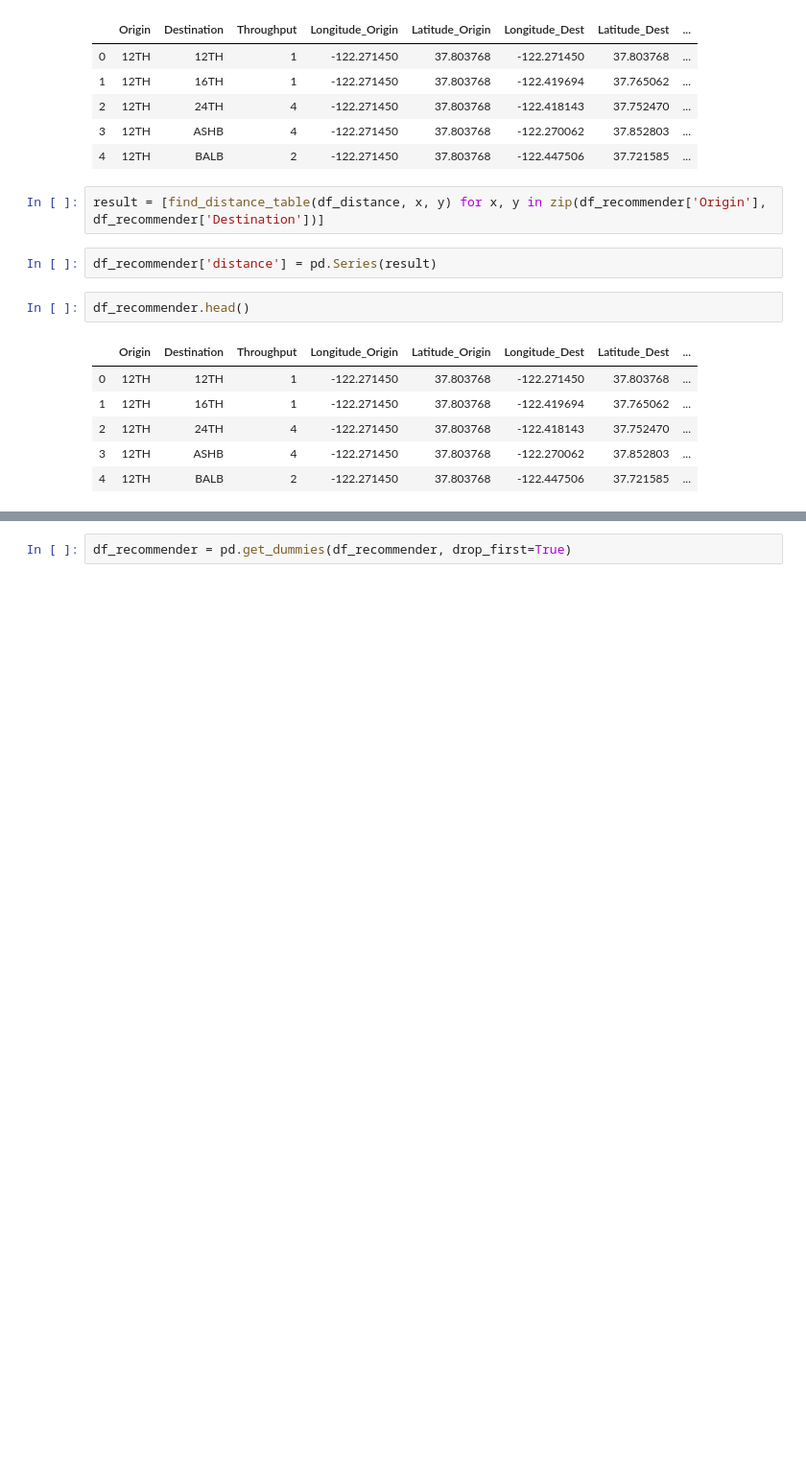
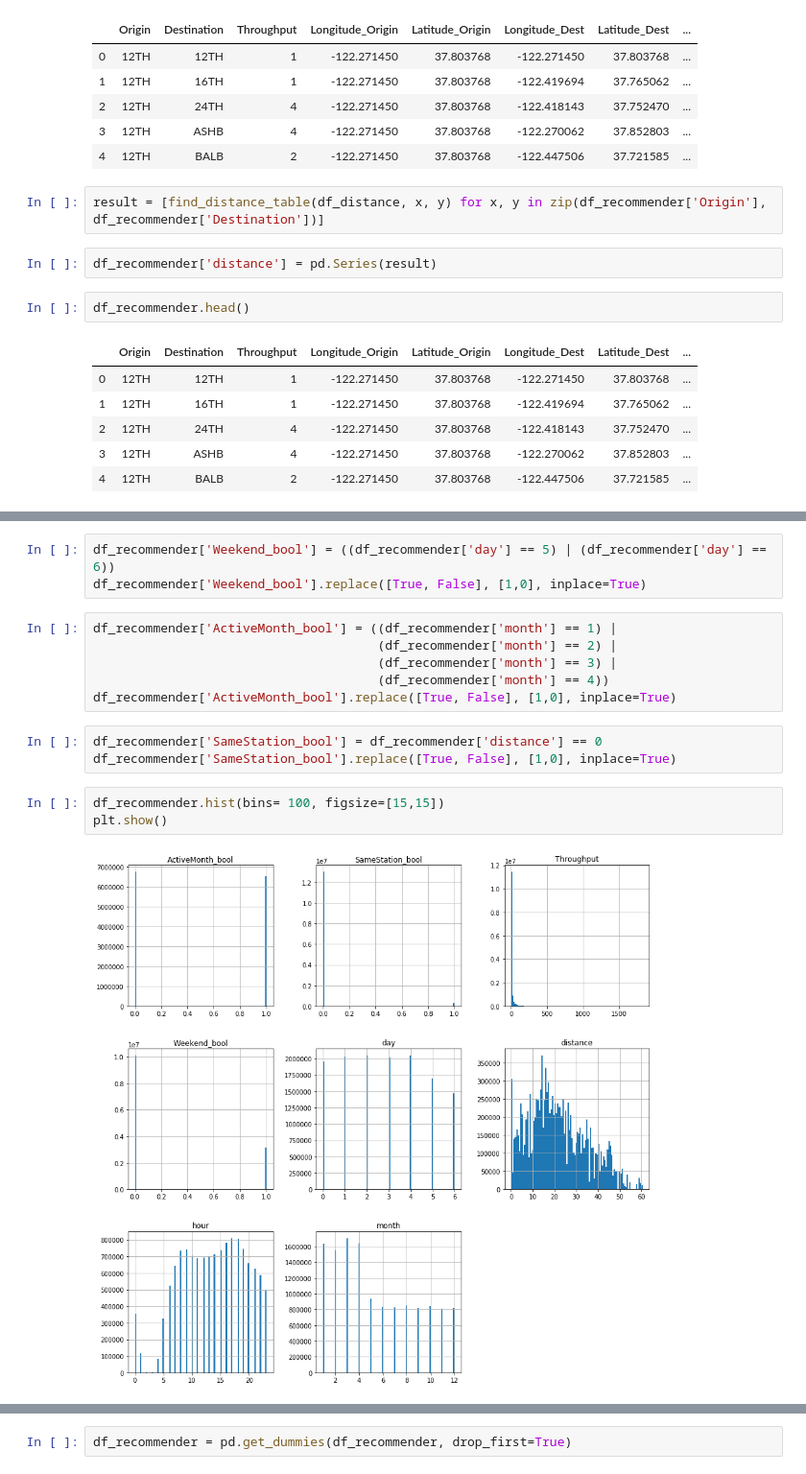
Before and after one commit to miamedra2/Bart_Kaggle-, a Jupyter notebook: BartKaggleProject.ipynb, the cells around one changed output, grey strips where cells are left out. Shown at 96% size. Drawn from its saved outputs; the diff is of its cells as text; blank space fills up the shorter version.

```diff
--- a/BartKaggleProject.ipynb
+++ b/BartKaggleProject.ipynb
@@ -540,0 +559,17 @@ df_recommender.head()
+# %%
+df_recommender['Weekend_bool'] = ((df_recommender['day'] == 5) | (df_recommender['day'] == 6))
+df_recommender['Weekend_bool'].replace([True, False], [1,0], inplace=True)
+# %%
+df_recommender['ActiveMonth_bool'] = ((df_recommender['month'] == 1) |
+                                      (df_recommender['month'] == 2) |
+                                      (df_recommender['month'] == 3) |
+                                      (df_recommender['month'] == 4))
+df_recommender['ActiveMonth_bool'].replace([True, False], [1,0], inplace=True)
+# %%
+df_recommender['SameStation_bool'] = df_recommender['distance'] == 0
+df_recommender['SameStation_bool'].replace([True, False], [1,0], inplace=True)
+# %%
+df_recommender.hist(bins= 100, figsize=[15,15])
+plt.show()
+# %% [output]
+[figure, added]
```
Also changed, not shown: parts of 15 cells of this notebook.
